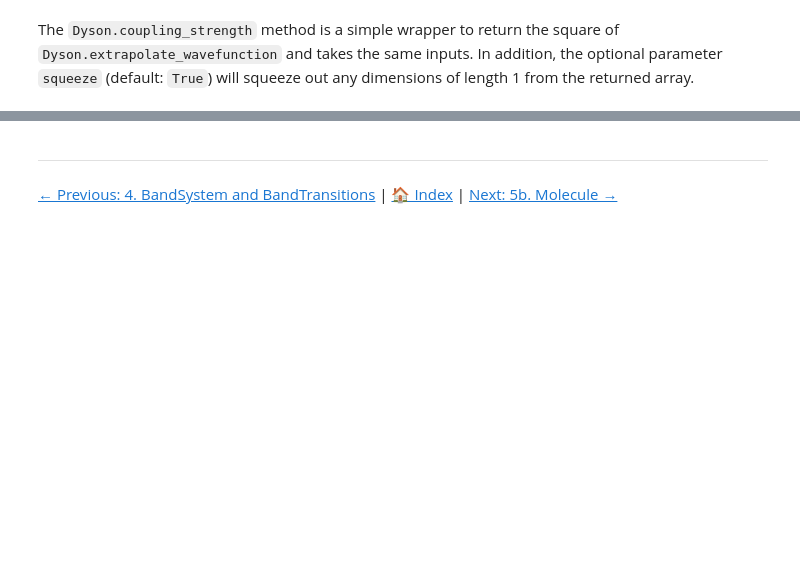
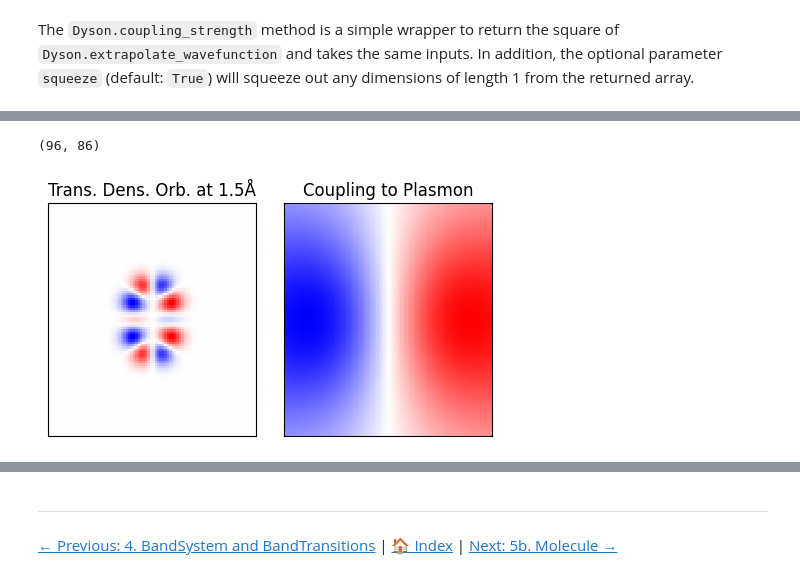
Before and after one commit to nanotech-empa/meqpy, a Jupyter notebook: docs/source/tutorials/05a_Cubes_and_Transitions.ipynb, the cells around one changed output, grey strips where cells are left out. Saved outputs shown, nothing was run; the diff lists cells and outputs as text; code cells hidden in the pictures; blank space fills up the shorter version.

Commit message:
Add OpticalTransition to Tutorial

```diff
--- a/docs/source/tutorials/05a_Cubes_and_Transitions.ipynb
+++ b/docs/source/tutorials/05a_Cubes_and_Transitions.ipynb
@@ -371,0 +439,4 @@ plt.show()
+# %%
+# instantiate OpticalTransition directly from file
+tdo = meqpy.OpticalTransition("./tutorial_files/naphthalene_tdo.cub")
+tdo
@@ -371,0 +467,31 @@ plt.show()
+# %%
+mirror_plane = -2.5
+tip_center_height = 10.0
+
+coupling_map = tdo.plasmon_coupling(mirror_plane, tip_center_height)
+coupling_map.shape
+# %% [output]
+(96, 86)
+# %%
+# Plot TDO and plasmon coupling
+
+fig, ax = plt.subplots(1, 2, figsize=(5, 3))
+
+slice_height = 1.5
+slice_idx = np.argmin(np.abs(tdo.z - slice_height))
+tdo_slice = tdo.data[..., slice_idx]
+
+for i, slice_data in enumerate([tdo_slice, coupling_map]):
+    vrange = np.max(np.abs(slice_data))
+    ax[i].pcolormesh(tdo.y, tdo.x, slice_data, cmap="bwr", vmin=-vrange, vmax=vrange)
+
+    ax[i].set_xticks([])
+    ax[i].set_yticks([])
+    ax[i].axes.set_aspect("equal")
+
+ax[0].set_title(f"Trans. Dens. Orb. at {slice_height}Å")
+ax[1].set_title("Coupling to Plasmon")
+plt.tight_layout(pad=2)
+plt.show()
+# %% [output]
+[figure, added]
```
Also changed, not shown: parts of 27 cells of this notebook, 2 other files.
